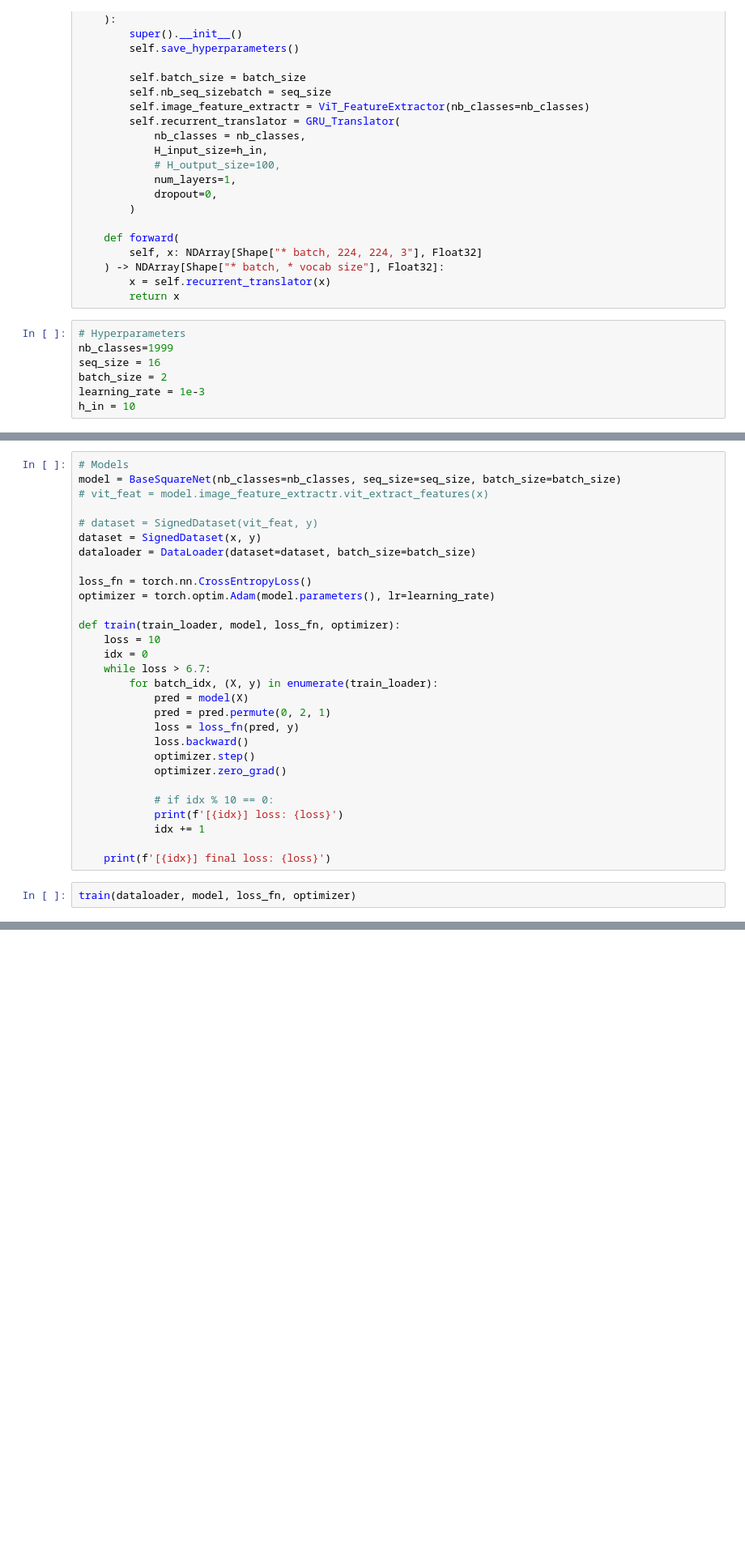
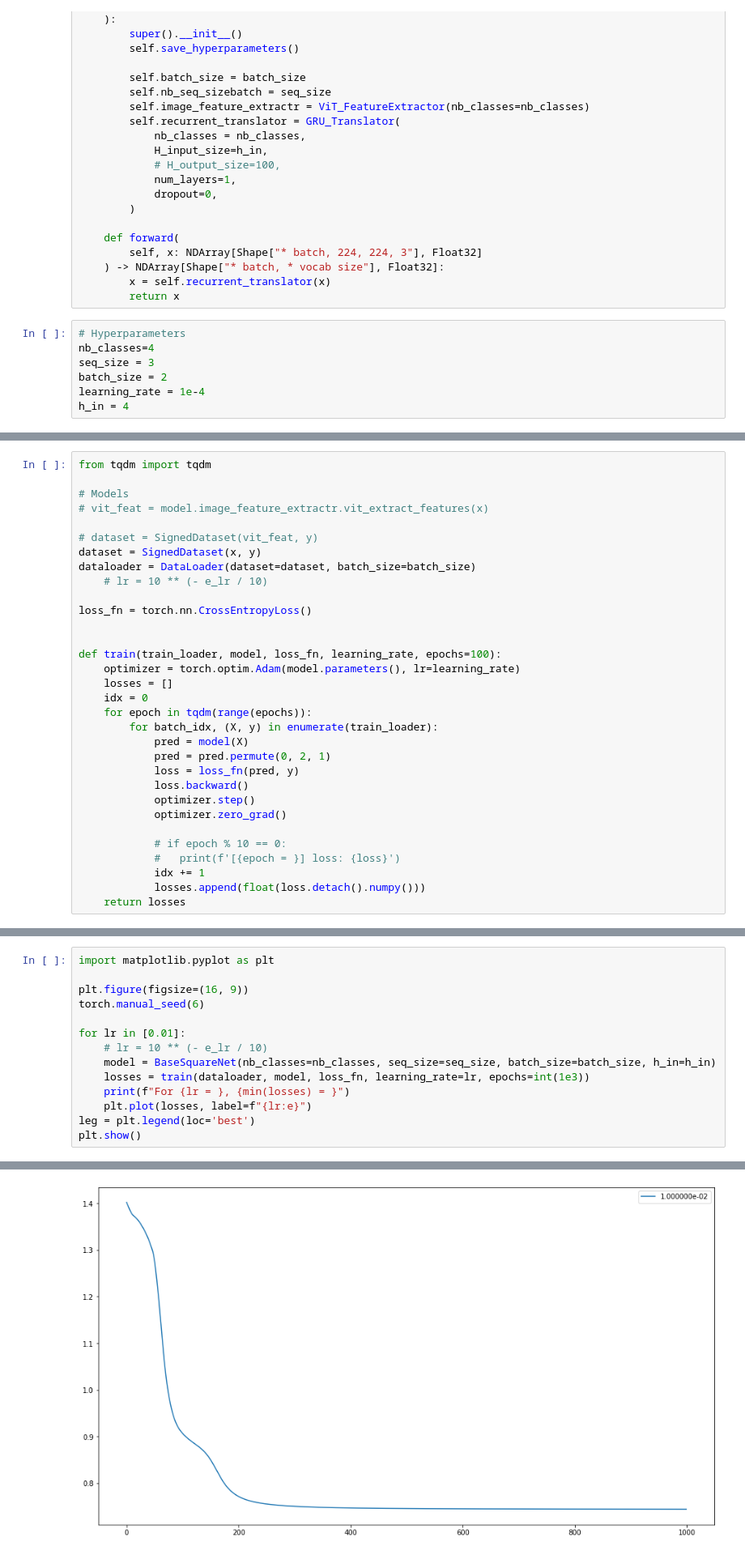
Before and after one commit to AI-2-The-Sky/Hand2Text, a Jupyter notebook: notebooks/overfit_basesquare_mc.ipynb, the cells around one changed output, grey strips where cells are left out. Shown at 81% size. Saved outputs shown, nothing was run; the diff lists cells and outputs as text; blank space fills up the shorter version.

Commit message:
fix: overfit gru model

```diff
--- a/notebooks/overfit_basesquare_mc.ipynb
+++ b/notebooks/overfit_basesquare_mc.ipynb
@@ -188,11 +126,11 @@ class BaseSquareNet(pl.LightningModule):
 		return x
 # %%
 # Hyperparameters
-nb_classes=1999
-seq_size = 16
+nb_classes=4
+seq_size = 3
 batch_size = 2
-learning_rate = 1e-3
-h_in = 10
+learning_rate = 1e-4
+h_in = 4
 # %%
 # Data
 # x = torch.rand((batch_size, seq_size, 3, 224, 224))
@@ -208,19 +244,22 @@ y.size()=torch.Size([2, 16])
 # %%
+from tqdm import tqdm
+
 # Models
-model = BaseSquareNet(nb_classes=nb_classes, seq_size=seq_size, batch_size=batch_size)
 # vit_feat = model.image_feature_extractr.vit_extract_features(x)
 
 # dataset = SignedDataset(vit_feat, y)
 dataset = SignedDataset(x, y)
 dataloader = DataLoader(dataset=dataset, batch_size=batch_size)
+	# lr = 10 ** (- e_lr / 10)
 
 loss_fn = torch.nn.CrossEntropyLoss()
-optimizer = torch.optim.Adam(model.parameters(), lr=learning_rate)
 
-def train(train_loader, model, loss_fn, optimizer):
-	loss = 10
+
+def train(train_loader, model, loss_fn, learning_rate, epochs=100):
+	optimizer = torch.optim.Adam(model.parameters(), lr=learning_rate)
+	losses = []
 	idx = 0
-	while loss > 6.7:
+	for epoch in tqdm(range(epochs)):
 		for batch_idx, (X, y) in enumerate(train_loader):
 			pred = model(X)
 			pred = pred.permute(0, 2, 1)
@@ -229,10 +268,8 @@ def train(train_loader, model, loss_fn, optimizer):
 			optimizer.step()
 			optimizer.zero_grad()
 
-			# if idx % 10 == 0:
-			print(f'[{idx}] loss: {loss}')
+			# if epoch % 10 == 0:
+			# 	print(f'[{epoch = }] loss: {loss}')
 			idx += 1
-
-	print(f'[{idx}] final loss: {loss}')
+			losses.append(float(loss.detach().numpy()))
+	return losses
-# %%
-train(dataloader, model, loss_fn, optimizer)
@@ -244,0 +281,15 @@ KeyboardInterrupt:
+# %%
+import matplotlib.pyplot as plt
+
+plt.figure(figsize=(16, 9))
+torch.manual_seed(6)
+
+for lr in [0.01]:
+	# lr = 10 ** (- e_lr / 10)
+	model = BaseSquareNet(nb_classes=nb_classes, seq_size=seq_size, batch_size=batch_size, h_in=h_in)
+	losses = train(dataloader, model, loss_fn, learning_rate=lr, epochs=int(1e3))
+	print(f"For {lr = }, {min(losses) = }")
+	plt.plot(losses, label=f"{lr:e}")
+leg = plt.legend(loc='best')
+plt.show()
+# %% [output]
@@ -244,0 +297 @@ KeyboardInterrupt:
+[figure, added]
```
Also changed, not shown: parts of 12 cells of this notebook.
